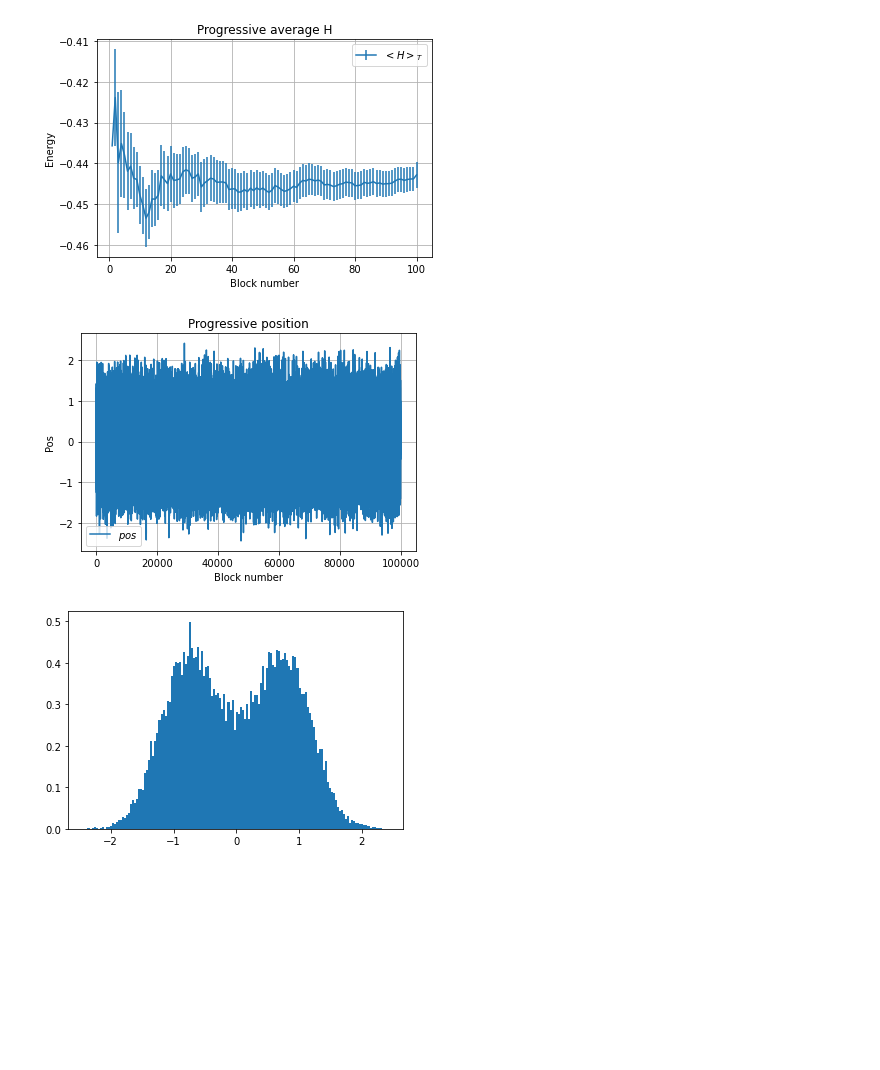
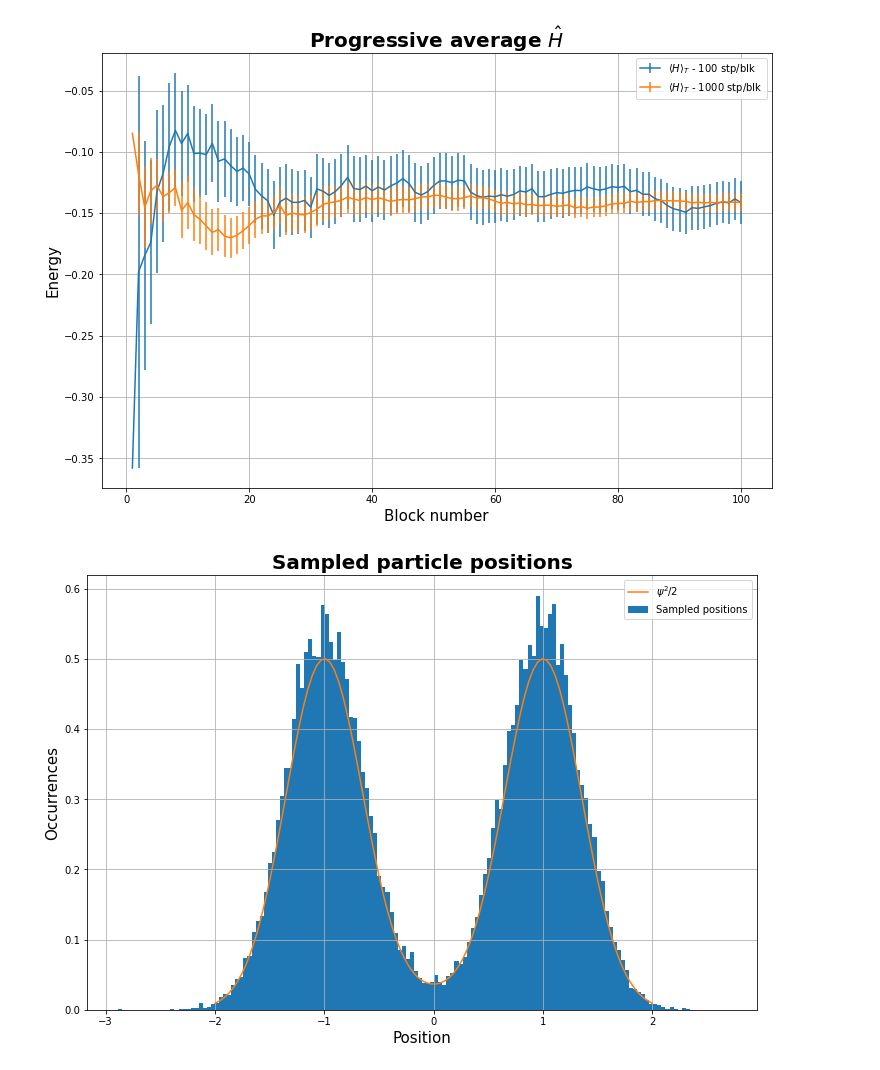
Before and after one commit to martinozanetti/LSN-Martino-Zanetti, a Jupyter notebook: 08-ok/my-08.ipynb, the cells around one changed output. Cells and saved outputs as stored; diff of their text form; code cells hidden in the pictures; blank space fills up the shorter version.

```diff
--- a/08_finire/my-08.ipynb
+++ b/08-ok/my-08.ipynb
@@ -53,46 +54,52 @@ Più siamo precisi più il risultato è accurato, obv.
 # %%
+# uso mu, sigma = 1, 0.5
+
 import matplotlib
 import matplotlib.pyplot as plt
 import numpy as np
 
 N = 100
 x = np.arange(N)+1      # uso l'ordinamento da 1 a N
 
-pos, ave, err = np.loadtxt("ex8/result.out", usecols=(0,1,2), delimiter=' ', unpack='true')
-plt.errorbar(x, ave, yerr = err, label = "$<H>_T$")
+plt.figure(figsize = (12,8))
 
-plt.ylabel('Energy')
-plt.xlabel('Block number')
+pos, ave, err = np.loadtxt("ex8/H/result_min.out", usecols=(0,1,2), delimiter=' ', unpack='true')
+plt.errorbar(x, ave, yerr = err, label = r"$\langle H\rangle_T$ - 100 stp/blk")
+pos, ave, err = np.loadtxt("ex8/H/result.out", usecols=(0,1,2), delimiter=' ', unpack='true')
+plt.errorbar(x, ave, yerr = err, label = r"$\langle H\rangle_T$ - 1000 stp/blk")
+
+plt.ylabel('Energy', fontsize = 15)
+plt.xlabel('Block number', fontsize = 15)
 plt.grid(True)
+#plt.ylim(-0.525,-0.375)
 #plt.axhline(y=-0.46, color = 'r', linestyle = '-')
-plt.title('Progressive average H')
+plt.title('Progressive average $\hat{H}$', fontsize = 20, fontweight = "bold")
 plt.legend()
 
 plt.show()
 
 #---------------------------------------
 
-histofill_blk = 1000                   # numero di posizioni salvate per blocco (cfr input.dat)
-x = np.arange(histofill_blk*N)+1      # uso l'ordinamento da 1 a N
+plt.figure(figsize = (12,8))
 
-pos = np.loadtxt("ex8/pos.out", usecols=(0), delimiter=' ', unpack='true')
-plt.plot(x, pos, label = "$pos$")
-plt.ylabel('Pos')
-plt.xlabel('Block number')
+histofill_blk = 1000                  # numero di posizioni salvate per blocco (cfr input.dat)
+x = np.linspace(-2,2,100)      # uso l'ordinamento da 1 a N
+
+mu = 1
+sgm = 0.5
+def f(x):
+   return np.e**((-(x-mu)**2)/(2*sgm**2)) + np.e**((-(x+mu)**2)/(2*sgm**2))
+
+pos = np.loadtxt("ex8/H/pos.out", usecols=(0), delimiter=' ', unpack='true')
+plt.hist(pos, 150, density = "true", label = "Sampled positions")
+plt.plot(x,f(x)**2/2, label = "$\psi^2/2$")
+plt.ylabel('Occurrences', fontsize = 15)
+plt.xlabel('Position', fontsize = 15)
+plt.title("Sampled particle positions", fontsize = 20, fontweight = "bold")
 plt.grid(True)
-plt.title('Progressive position')
 plt.legend()
 
 plt.show()
-
-#-----------------------------------------
-# nota: se sembra un'uniga gaussiana è colpa del principio di risolubilità di rayleigh:
-# i picchi delle gaussiane sono distanti circa come le loro ampiezze
-
-plt.hist(pos, 150, density = "true") # <<<< il numero di bin deve essere ottimizzato:
-                                     # se ne ho troppi, ciascuno contiente troppi pochi valori, e viceversa
-plt.show()
 # %% [output]
-[figure, old version]
+[figure, new version]
-[figure, old version]
+[figure, new version]
-[figure, removed]
```
Also changed, not shown: parts of 24 cells of this notebook, 19 other files.
